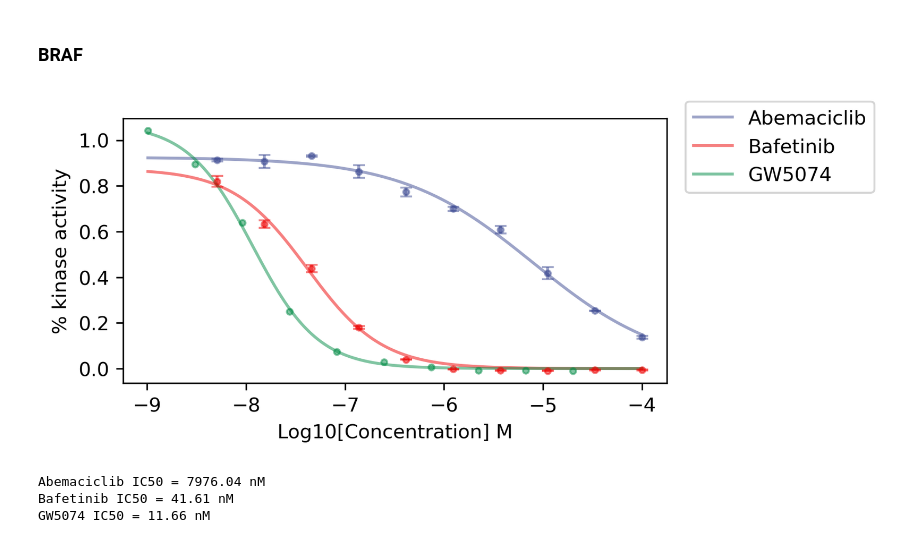
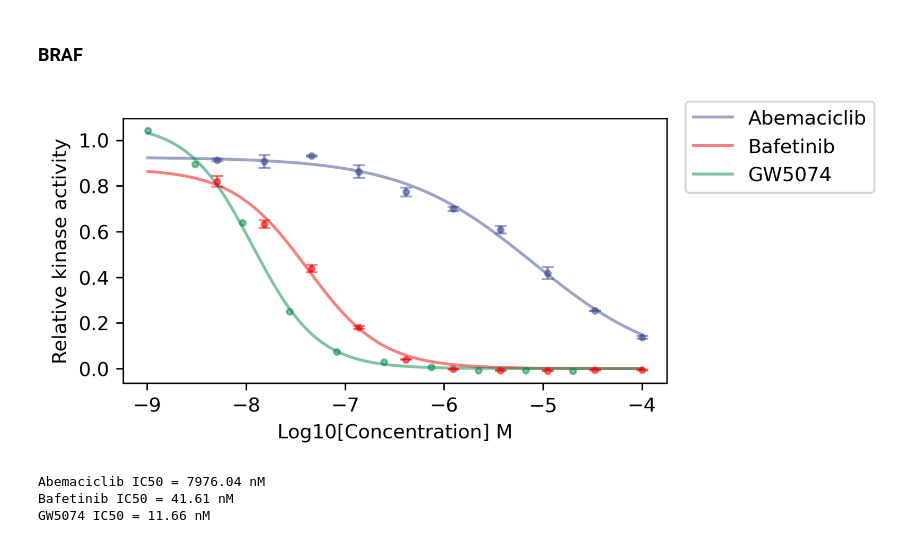
Before and after one commit to hcji/MAPS-iTSA, a Jupyter notebook: notebook/13_kinase_hotspot.ipynb, the cells around one changed output. Cells and saved outputs as stored; diff of their text form; code cells hidden in the pictures.

```diff
--- a/notebook/13_kinase_hotspot.ipynb
+++ b/notebook/13_kinase_hotspot.ipynb
@@ -20,35 +20,35 @@ y_abem_mean = np.mean(y_abem, axis = 1)
 y_abem_sd = np.std(y_abem, axis = 1)
 
 x_bafe = np.log10(np.array(raw_data_braf.iloc[:-1,0]).astype(float))
 y_bafe = np.array(raw_data_braf.iloc[:-1,4:7]).astype(float) / np.array(raw_data_braf.iloc[-1,4:7]).astype(float)
 y_bafe_mean = np.mean(y_bafe, axis = 1)
 y_bafe_sd = np.std(y_bafe, axis = 1)
 
 x_gw50 = np.log10(np.array(raw_data_braf.iloc[:-1,-1]).astype(float))
 y_gw50 = np.array(raw_data_braf.iloc[:-1,7]).astype(float) / np.array(raw_data_braf.iloc[-1,7]).astype(float)
 
 popt1, pcov1 = curve_fit(sigmoidal_curve, list(x_abem), list(y_abem_mean), maxfev=10000)
 popt2, pcov2 = curve_fit(sigmoidal_curve, list(x_bafe), list(y_bafe_mean), maxfev=10000)
 popt3, pcov3 = curve_fit(sigmoidal_curve, list(x_gw50), list(y_gw50), maxfev=10000)
 
 start = min(np.min(x_abem), np.min(x_gw50))
 end = max(np.max(x_abem), np.max(x_gw50))
 x0 = np.arange(start, end, 0.001)
 
 plt.figure(figsize=(5, 2.5), dpi=300)
 plt.plot(x0, sigmoidal_curve(x0, *popt1), label='Abemaciclib', color='#3B49927F')
 plt.plot(x0, sigmoidal_curve(x0, *popt2), label='Bafetinib', color='#EE00007F')
 plt.plot(x0, sigmoidal_curve(x0, *popt3), label='GW5074', color='#008B457F')
 plt.errorbar(x_abem, y_abem_mean, yerr=y_abem_sd, fmt='.', capsize=3, color='#3B49927F')
 plt.errorbar(x_bafe, y_bafe_mean, yerr=y_bafe_sd, fmt='.', capsize=3, color='#EE00007F')
 plt.plot(x_gw50, y_gw50, '.', color='#008B457F')
 
 plt.legend(bbox_to_anchor = (1.4, 1.1), loc = 1)
 plt.xlabel("Log10[Concentration] M")
-plt.ylabel("% kinase activity")
+plt.ylabel("Relative kinase activity")
 plt.show()
 # %% [output]
-[figure, old version]
+[figure, new version]
 # %%
 # Extract the IC50 value
 ic50_1 = 10 ** popt1[1] * 10 ** 9
```
Also changed, not shown: parts of 1 cell of this notebook.
